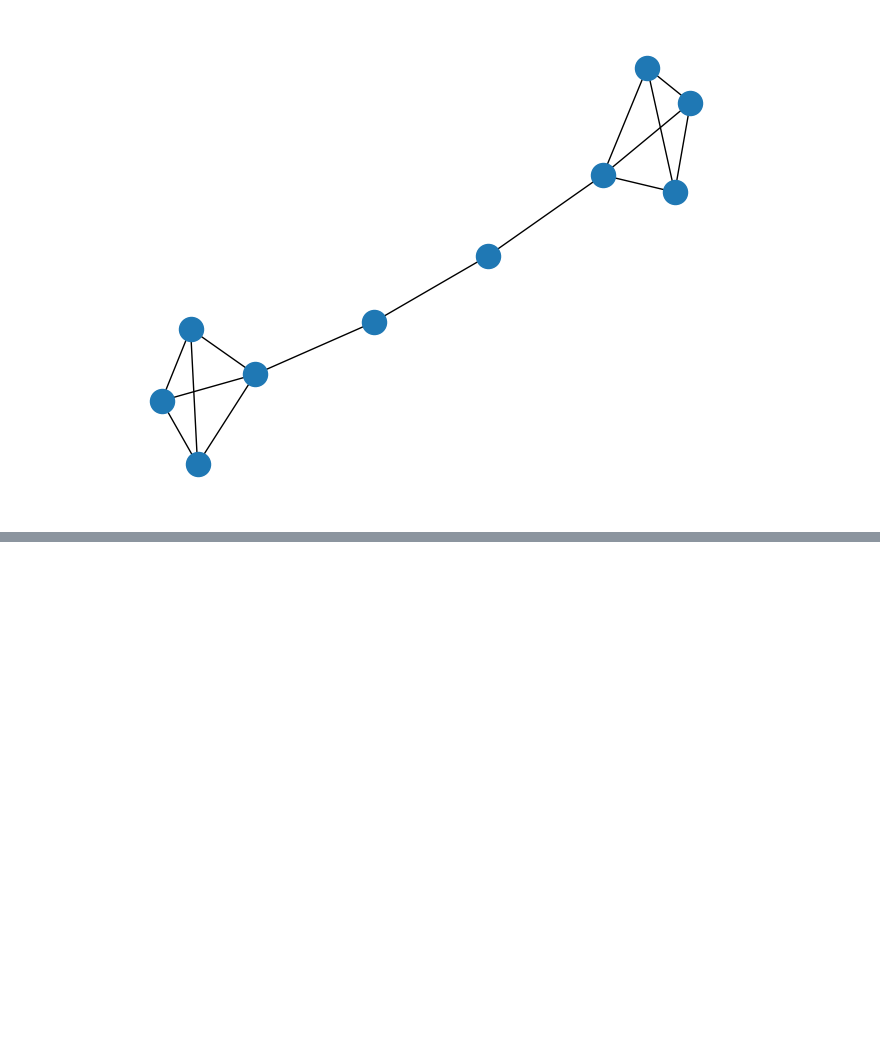
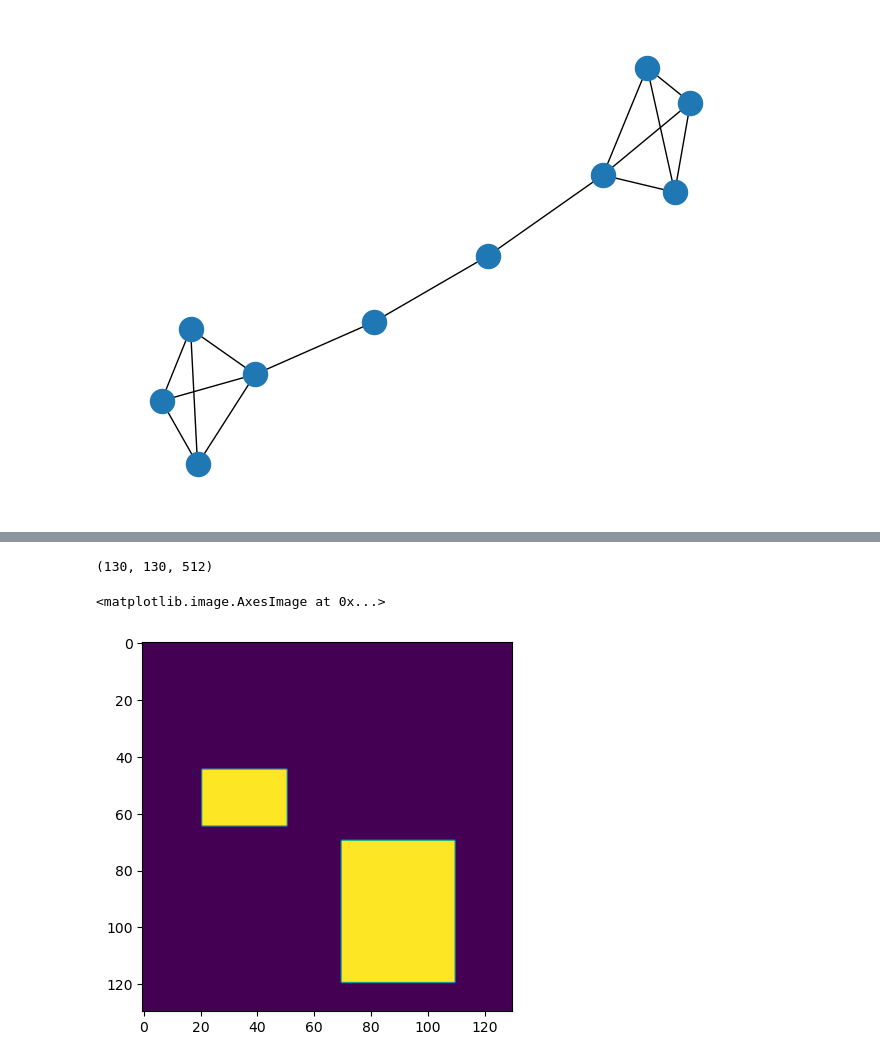
Before and after one commit to gmachiraju/K2, a Jupyter notebook: src/Testbed.ipynb, the cells around one changed output, grey strips where cells are left out. Drawn from its saved outputs; the diff is of its cells as text; code cells hidden in the pictures; blank space fills up the shorter version.

```diff
--- a/src/Testbed.ipynb
+++ b/src/Testbed.ipynb
@@ -142,0 +251,9 @@ nx.draw(G)
+# %%
+from utils import convert_graph2arr
+Arr, _ = convert_graph2arr(G)
+print(Arr.shape)
+plt.imshow(Arr[:,:,0])
+# %% [output]
+(130, 130, 512)
+<matplotlib.image.AxesImage at 0x...>
+[figure, added]
```
Also changed, not shown: parts of 11 cells of this notebook, 9 other files.
